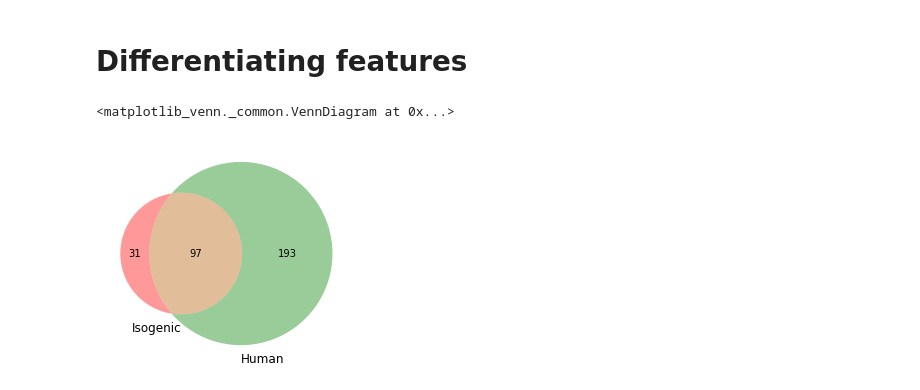
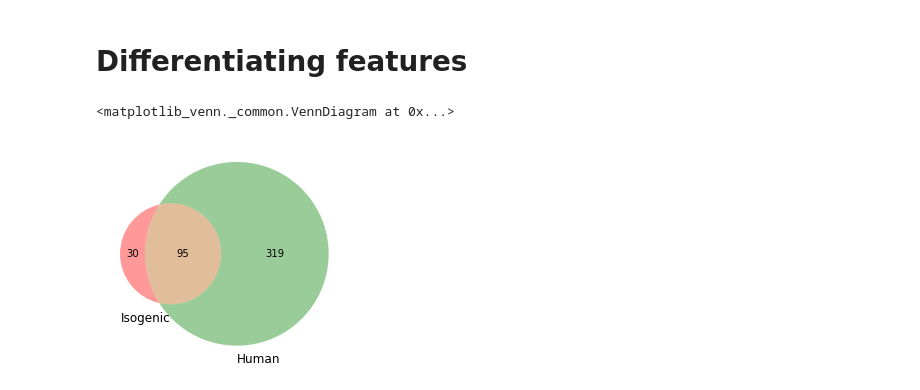
Before and after one commit to broadinstitute/NeuroPainting, a Jupyter notebook: analysis/STEM1_01_eda.ipynb, the cells around one changed output. Drawn from its saved outputs; the diff is of its cells as text; code cells hidden in the pictures.

```diff
--- a/analysis/STEM1_01_eda.ipynb
+++ b/analysis/STEM1_01_eda.ipynb
@@ -168,0 +197,32 @@ shape: (357, 414)
+# %%
+# Remove high stdev features if applicable
+stdev_removal = False
+stdev_threshold = 0.8
+if stdev_removal:
+    # Remove high stdev features
+    # For each feature, get mean standrad dev
+    data_by_well['group'] = data_by_well.index.str.split('_').map(lambda x: x[2])
+    perturb_list = list(set(data_by_well['group'].tolist()))
+    feature_list = data_by_well.drop('group', axis=1).columns.tolist()
+    features_std_to_keep = []
+
+    keep_threshold = stdev_threshold
+    mean_stdevs = []
+
+    for feature in feature_list:
+        feature_stdevs = [] # list of stdevs per feature, should equal number of perturbations
+        for perturb in perturb_list:
+            temp = data_by_well[data_by_well['group'] == perturb][feature]
+            temp_values = list(temp.values)
+            feature_stdevs.append(np.std(temp_values))
+        feature_mean_stdev = np.mean(feature_stdevs)
+        mean_stdevs.append(feature_mean_stdev)
+#         if feature_mean_stdev > 1:
+#             print(feature, feature_mean_stdev)
+        if feature_mean_stdev < keep_threshold:
+            features_std_to_keep.append(feature)
+        # Reset feature stdevs for the next feature
+        feature_stdevs = []
+
+    print(len(features_std_to_keep))
+    data_by_well = data_by_well[features_std_to_keep]
@@ -300,17 +363,17 @@ human_ctrl = data_by_well[data_by_well.index.str.contains('human_control')]
 human_del = data_by_well[data_by_well.index.str.contains('human_deletion')]
 # %%
 # Find features different between deletion and control in iso and human samples
-iso_diff = ttest_2_df(iso_del, iso_ctrl, alpha=0.05, reject_only=True).sort_values(by='adj_p_value', ascending=True)
-human_diff = ttest_2_df(human_del, human_ctrl, alpha=0.05, reject_only=True).sort_values(by='adj_p_value', ascending=True)
+iso_diff = ttest_2_df(iso_del, iso_ctrl, alpha=0.01, reject_only=True).sort_values(by='adj_p_value', ascending=True)
+human_diff = ttest_2_df(human_del, human_ctrl, alpha=0.01, reject_only=True).sort_values(by='adj_p_value', ascending=True)
 
 iso_only = [i for i in iso_diff.index.tolist() if i not in human_diff.index.tolist()]
 human_only = [i for i in human_diff.index.tolist() if i not in iso_diff.index.tolist()]
 shared = [i for i in iso_diff.index.tolist() if i in human_diff.index.tolist()]
 
 venn2(subsets=(len(iso_only), len(human_only), len(shared)), set_labels=('Isogenic', 'Human'))
 # %% [output]
 <matplotlib_venn._common.VennDiagram at 0x...>
-[figure, old version]
+[figure, new version]
 # %%
 # Feature breakdown among features differentiating both isogenic and human
 all_features = shared
```
Also changed, not shown: parts of 22 cells of this notebook.
